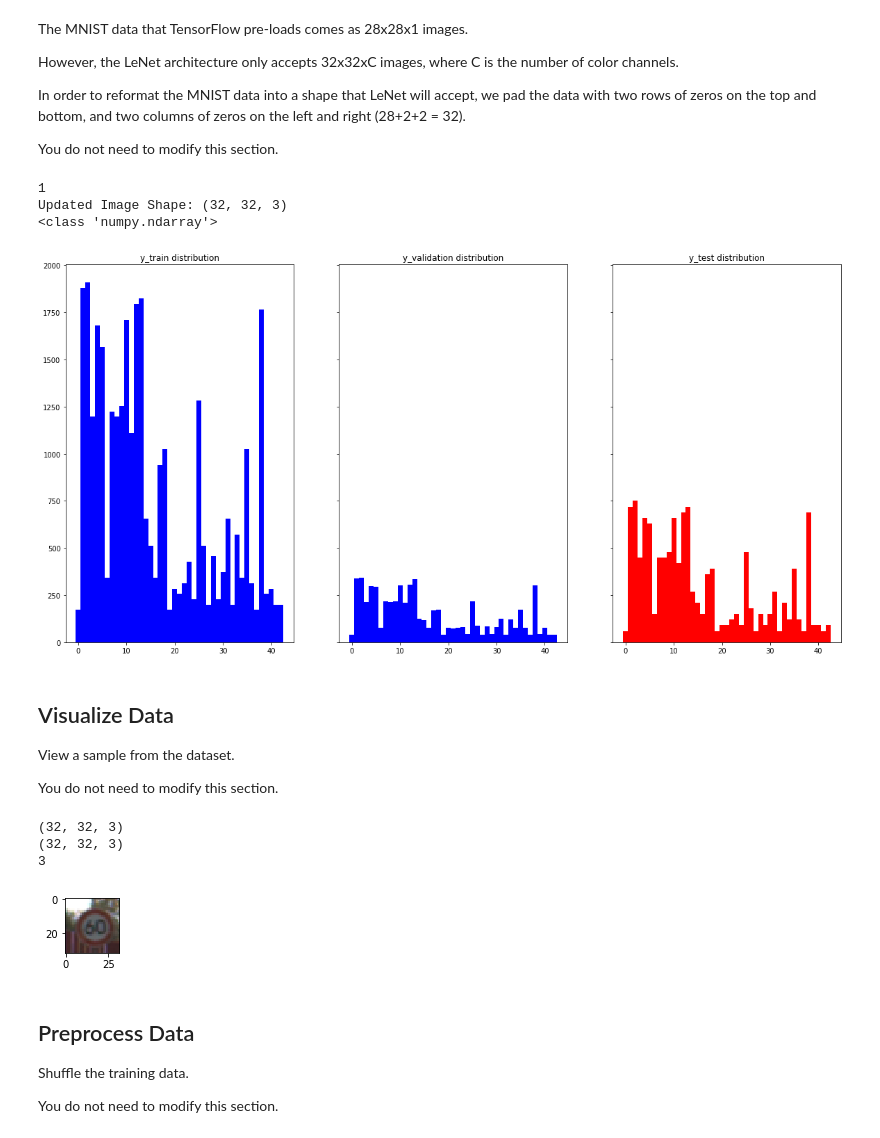
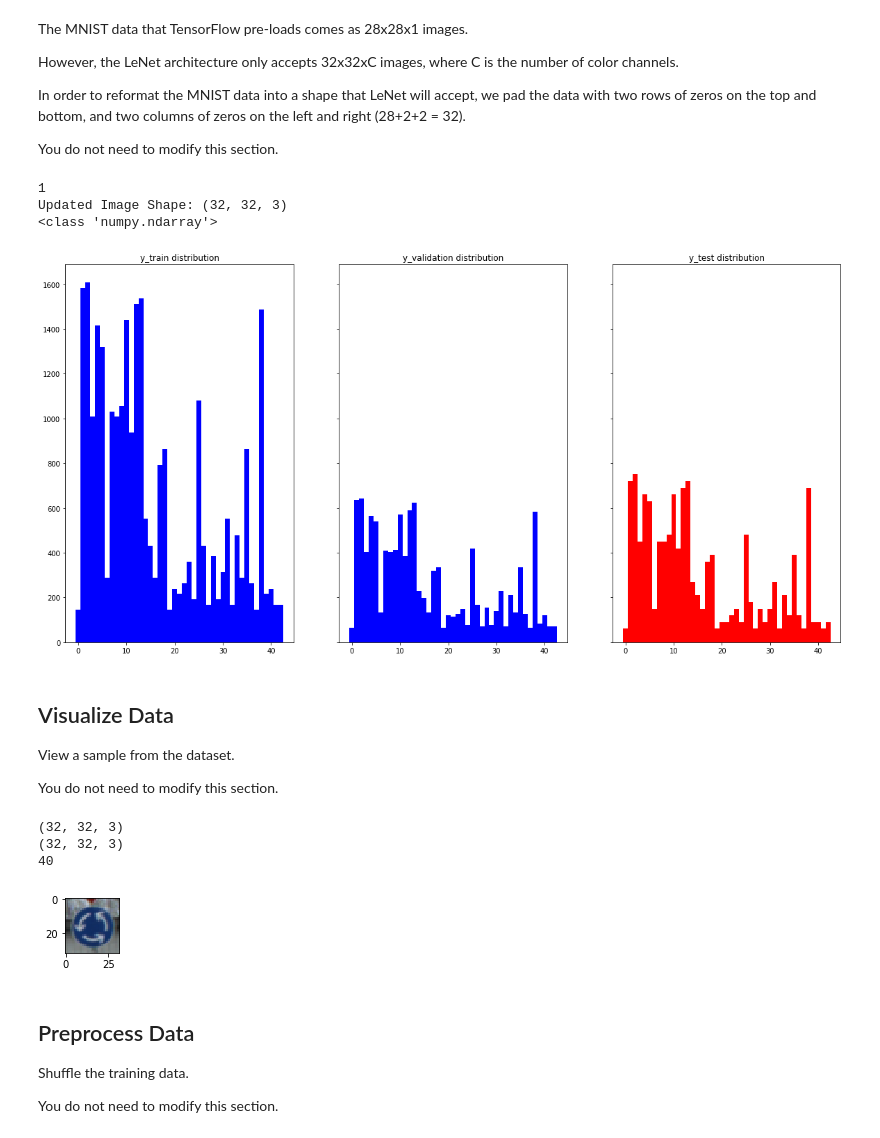
Before and after one commit to nanoman08/CarND-Traffic-Sign-Classifier-Project, a Jupyter notebook: LeNet-Lab.ipynb, the cells around one changed output. Drawn from its saved outputs; the diff is of its cells as text; code cells hidden in the pictures.

```diff
--- a/LeNet-Lab.ipynb
+++ b/LeNet-Lab.ipynb
@@ -85,7 +83,7 @@ import matplotlib.pyplot as plt
 # X_validation = np.pad(X_validation, ((0,0),(2,2),(2,2),(0,0)), 'constant')
 # X_test       = np.pad(X_test, ((0,0),(2,2),(2,2),(0,0)), 'constant')
 
-sss = StratifiedShuffleSplit(n_splits=1, test_size=0.05, random_state=5)
+sss = StratifiedShuffleSplit(n_splits=1, test_size=0.2, random_state=5)
 i=0
 for train_index, test_index in sss.split(X_train, y_train):
     i+=1
@@ -95,34 +93,34 @@ for train_index, test_index in sss.split(X_train, y_train):
 
 
 X_validation2 = np.concatenate((X_validation,X_test2))
 y_validation2 = np.concatenate((y_validation,y_test2))
 
 
 
 
 print("Updated Image Shape: {}".format(X_train[0].shape))
 
 print(type(y_train))
 fig, axes = plt.subplots(nrows=1, ncols=3, sharey=True, figsize=(20,10))
 
 unique, counts = np.unique(y_train2, return_counts=True)
 #plt.subplot(131)
 axes[0].bar(unique, counts, 1, color="blue")
 axes[0].set_title('y_train distribution')
 unique, counts = np.unique(y_validation2, return_counts=True)
 #plt.subplot(132)
 axes[1].bar(unique, counts, 1, color="blue")
 axes[1].set_title('y_validation distribution')
 unique, counts = np.unique(y_test, return_counts=True)
 #plt.subplot(133)
 axes[2].bar(unique, counts, 1, color="red")
 axes[2].set_title('y_test distribution')
 plt.show()
 # %% [output]
 1
 Updated Image Shape: (32, 32, 3)
 <class 'numpy.ndarray'>
-[figure, old version]
+[figure, new version]
 # %% [markdown]
 ## Visualize Data
 
@@ -146,8 +146,8 @@ print(y_train2[index])
 # %% [output]
 (32, 32, 3)
 (32, 32, 3)
-3
+40
-[figure, old version]
+[figure, new version]
 # %% [markdown]
 ## Preprocess Data
 
```
Also changed, not shown: parts of 5 cells of this notebook, 4 other files.
